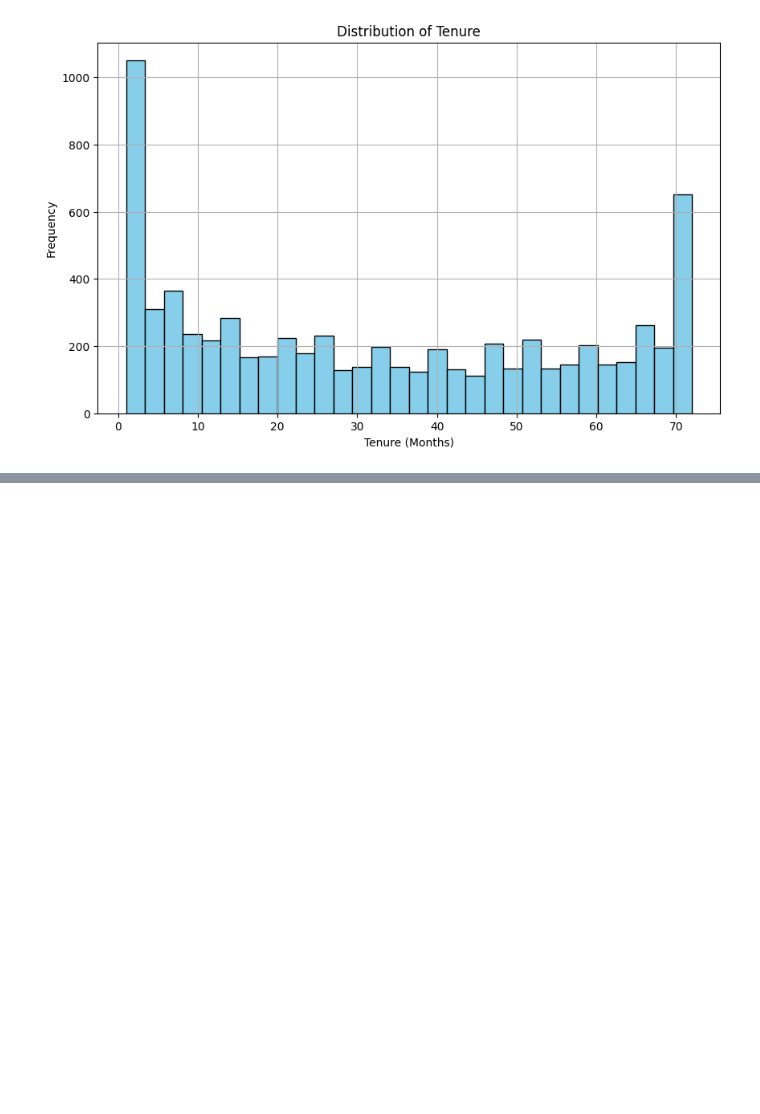
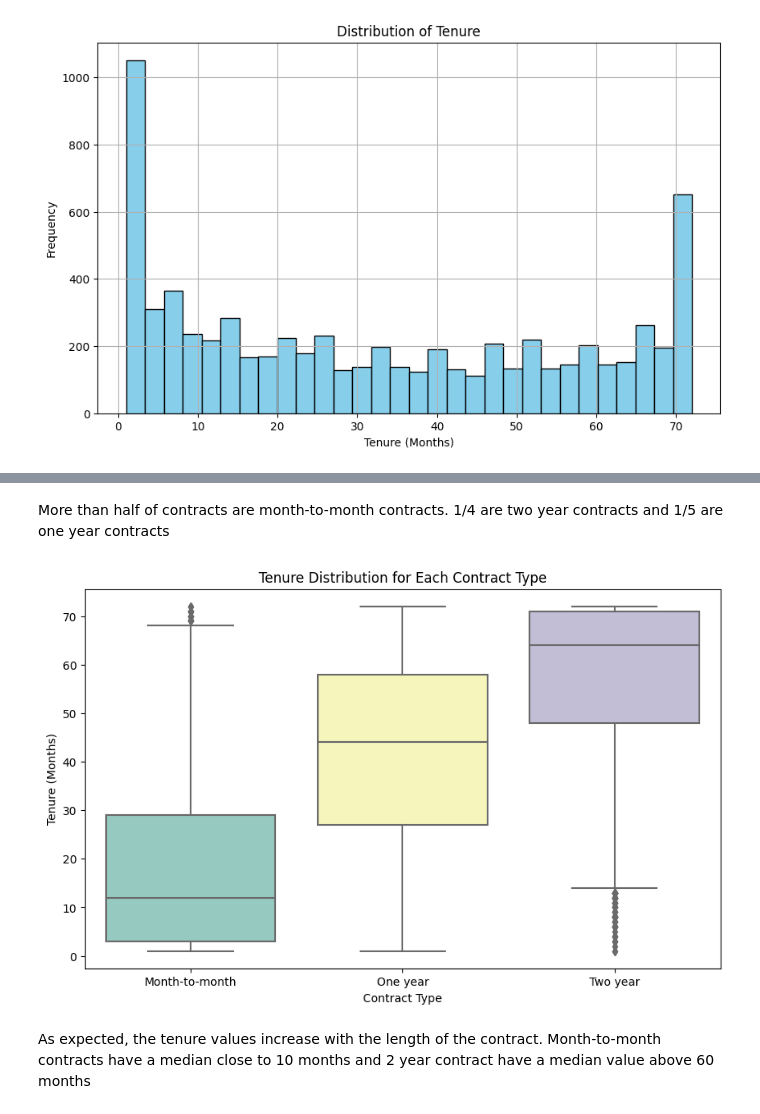
Before and after one commit to emonteiro27/customer_churn, a Jupyter notebook: customer_churn.ipynb, the cells around one changed output, grey strips where cells are left out. Drawn from its saved outputs; the diff is of its cells as text; code cells hidden in the pictures; blank space fills up the shorter version.

```diff
--- a/customer_churn.ipynb
+++ b/customer_churn.ipynb
@@ -463,0 +452,13 @@ plt.show()
+# %% [markdown]
+More than half of contracts are month-to-month contracts. 1/4 are two year contracts and 1/5 are one year contracts
+# %%
+plt.figure(figsize=(10, 6))
+sns.boxplot(x='Contract', y='tenure', data=df, palette='Set3')
+plt.xlabel('Contract Type')
+plt.ylabel('Tenure (Months)')
+plt.title('Tenure Distribution for Each Contract Type')
+plt.show()
+# %% [output]
+[figure, added]
+# %% [markdown]
+As expected, the tenure values increase with the length of the contract. Month-to-month contracts have a median close to 10 months and 2 year contract have a median value above 60 months
```
Also changed, not shown: parts of 9 cells of this notebook.
